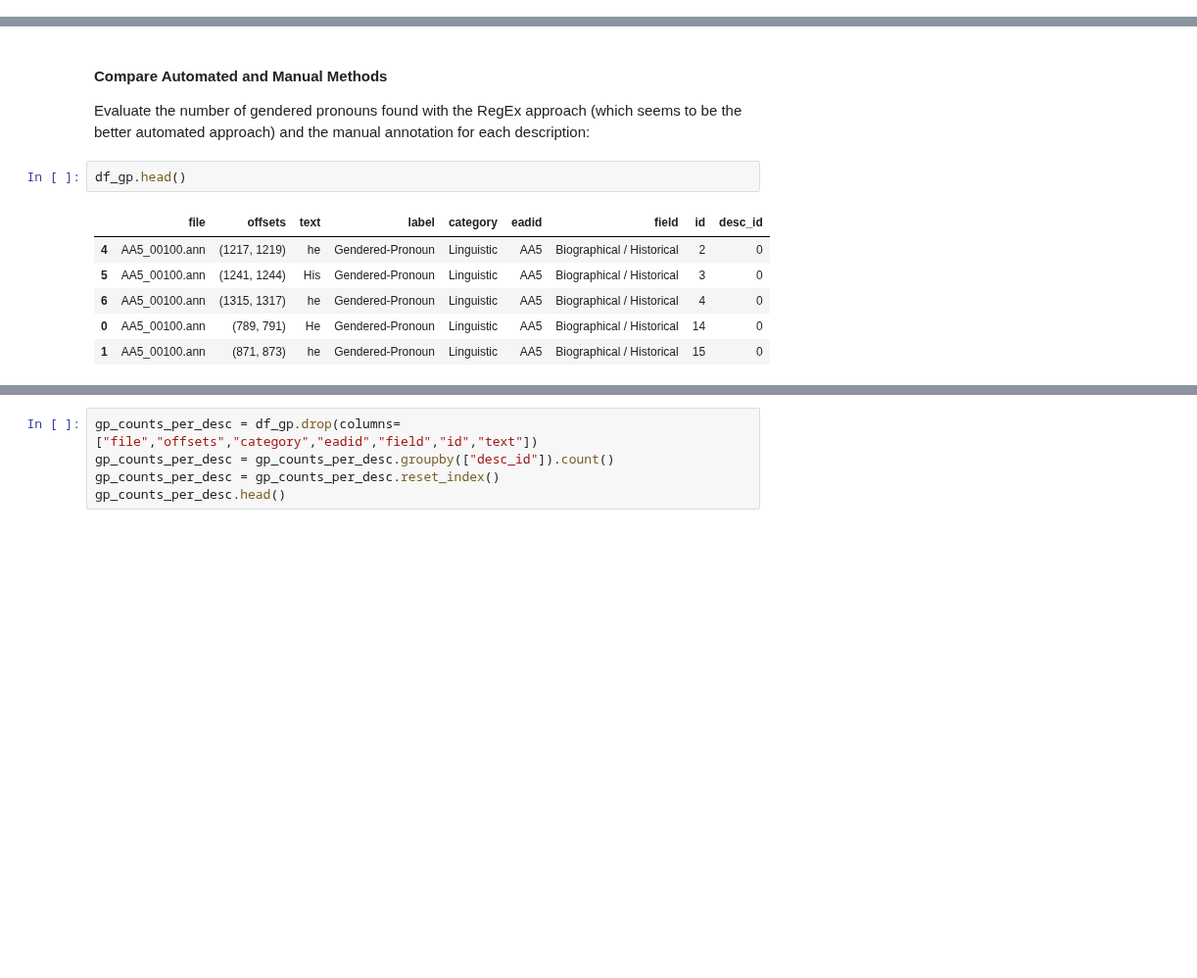
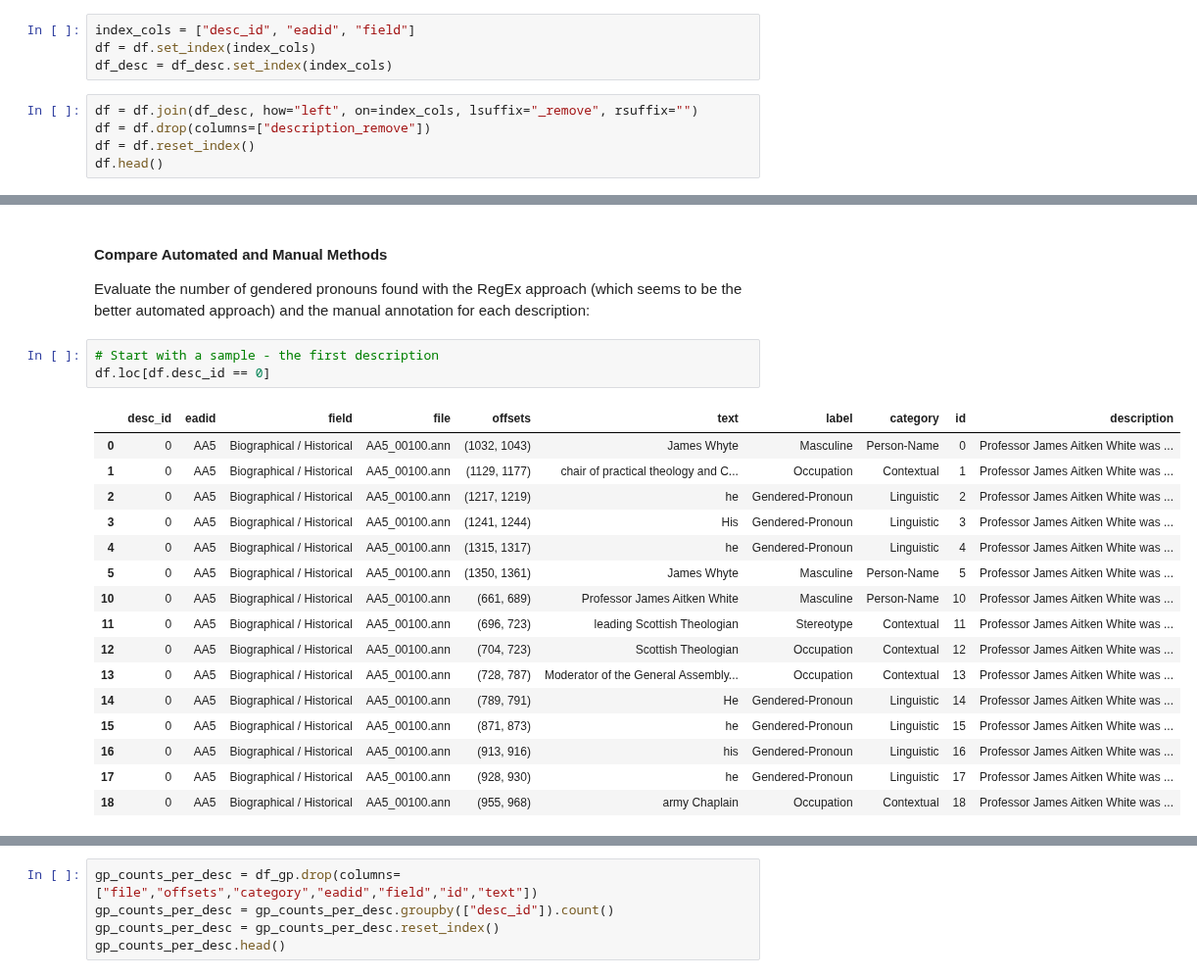
Before and after one commit to thegoose20/gender-bias, a Jupyter notebook: analysis/Analysis_GenderedPronounsRoles.ipynb, the cells around one changed output, grey strips where cells are left out. Shown at 98% size. Cells and saved outputs as stored; diff of their text form; blank space fills up the shorter version.

```diff
--- a/analysis/Analysis_GenderedPronounsRoles.ipynb
+++ b/analysis/Analysis_GenderedPronounsRoles.ipynb
@@ -64,0 +73,9 @@ df_desc.tail()
+# %%
+index_cols = ["desc_id", "eadid", "field"]
+df = df.set_index(index_cols)
+df_desc = df_desc.set_index(index_cols)
+# %%
+df = df.join(df_desc, how="left", on=index_cols, lsuffix="_remove", rsuffix="")
+df = df.drop(columns=["description_remove"])
+df = df.reset_index()
+df.head()
@@ -181,12 +207,23 @@ Total: 4171
 #### Compare Automated and Manual Methods
 
 Evaluate the number of gendered pronouns found with the RegEx approach (which seems to be the better automated approach) and the manual annotation for each description:
-# %%
-df_gp.head()
-# %% [output]
-|  | file | offsets | text | label | category | eadid | field | id | desc_id |
-| 4 | AA5_00100.ann | (1217, 1219) | he | Gendered-Pronoun | Linguistic | AA5 | Biographical / Historical | 2 | 0 |
-| 5 | AA5_00100.ann | (1241, 1244) | His | Gendered-Pronoun | Linguistic | AA5 | Biographical / Historical | 3 | 0 |
-| 6 | AA5_00100.ann | (1315, 1317) | he | Gendered-Pronoun | Linguistic | AA5 | Biographical / Historical | 4 | 0 |
-| 0 | AA5_00100.ann | (789, 791) | He | Gendered-Pronoun | Linguistic | AA5 | Biographical / Historical | 14 | 0 |
-| 1 | AA5_00100.ann | (871, 873) | he | Gendered-Pronoun | Linguistic | AA5 | Biographical / Historical | 15 | 0 |
+# %%
+# Start with a sample - the first description
+df.loc[df.desc_id == 0]
+# %% [output]
+|  | desc_id | eadid | field | file | offsets | text | label | category | id | description |
+| 0 | 0 | AA5 | Biographical / Historical | AA5_00100.ann | (1032, 1043) | James Whyte | Masculine | Person-Name | 0 | Professor James Aitken White was ... |
+| 1 | 0 | AA5 | Biographical / Historical | AA5_00100.ann | (1129, 1177) | chair of practical theology and C... | Occupation | Contextual | 1 | Professor James Aitken White was ... |
+| 2 | 0 | AA5 | Biographical / Historical | AA5_00100.ann | (1217, 1219) | he | Gendered-Pronoun | Linguistic | 2 | Professor James Aitken White was ... |
+| 3 | 0 | AA5 | Biographical / Historical | AA5_00100.ann | (1241, 1244) | His | Gendered-Pronoun | Linguistic | 3 | Professor James Aitken White was ... |
+| 4 | 0 | AA5 | Biographical / Historical | AA5_00100.ann | (1315, 1317) | he | Gendered-Pronoun | Linguistic | 4 | Professor James Aitken White was ... |
+| 5 | 0 | AA5 | Biographical / Historical | AA5_00100.ann | (1350, 1361) | James Whyte | Masculine | Person-Name | 5 | Professor James Aitken White was ... |
+| 10 | 0 | AA5 | Biographical / Historical | AA5_00100.ann | (661, 689) | Professor James Aitken White | Masculine | Person-Name | 10 | Professor James Aitken White was ... |
+| 11 | 0 | AA5 | Biographical / Historical | AA5_00100.ann | (696, 723) | leading Scottish Theologian | Stereotype | Contextual | 11 | Professor James Aitken White was ... |
+| 12 | 0 | AA5 | Biographical / Historical | AA5_00100.ann | (704, 723) | Scottish Theologian | Occupation | Contextual | 12 | Professor James Aitken White was ... |
+| 13 | 0 | AA5 | Biographical / Historical | AA5_00100.ann | (728, 787) | Moderator of the General Assembly... | Occupation | Contextual | 13 | Professor James Aitken White was ... |
+| 14 | 0 | AA5 | Biographical / Historical | AA5_00100.ann | (789, 791) | He | Gendered-Pronoun | Linguistic | 14 | Professor James Aitken White was ... |
+| 15 | 0 | AA5 | Biographical / Historical | AA5_00100.ann | (871, 873) | he | Gendered-Pronoun | Linguistic | 15 | Professor James Aitken White was ... |
+| 16 | 0 | AA5 | Biographical / Historical | AA5_00100.ann | (913, 916) | his | Gendered-Pronoun | Linguistic | 16 | Professor James Aitken White was ... |
+| 17 | 0 | AA5 | Biographical / Historical | AA5_00100.ann | (928, 930) | he | Gendered-Pronoun | Linguistic | 17 | Professor James Aitken White was ... |
+| 18 | 0 | AA5 | Biographical / Historical | AA5_00100.ann | (955, 968) | army Chaplain | Occupation | Contextual | 18 | Professor James Aitken White was ... |
```
Also changed, not shown: parts of 16 cells of this notebook, 1 other file.
